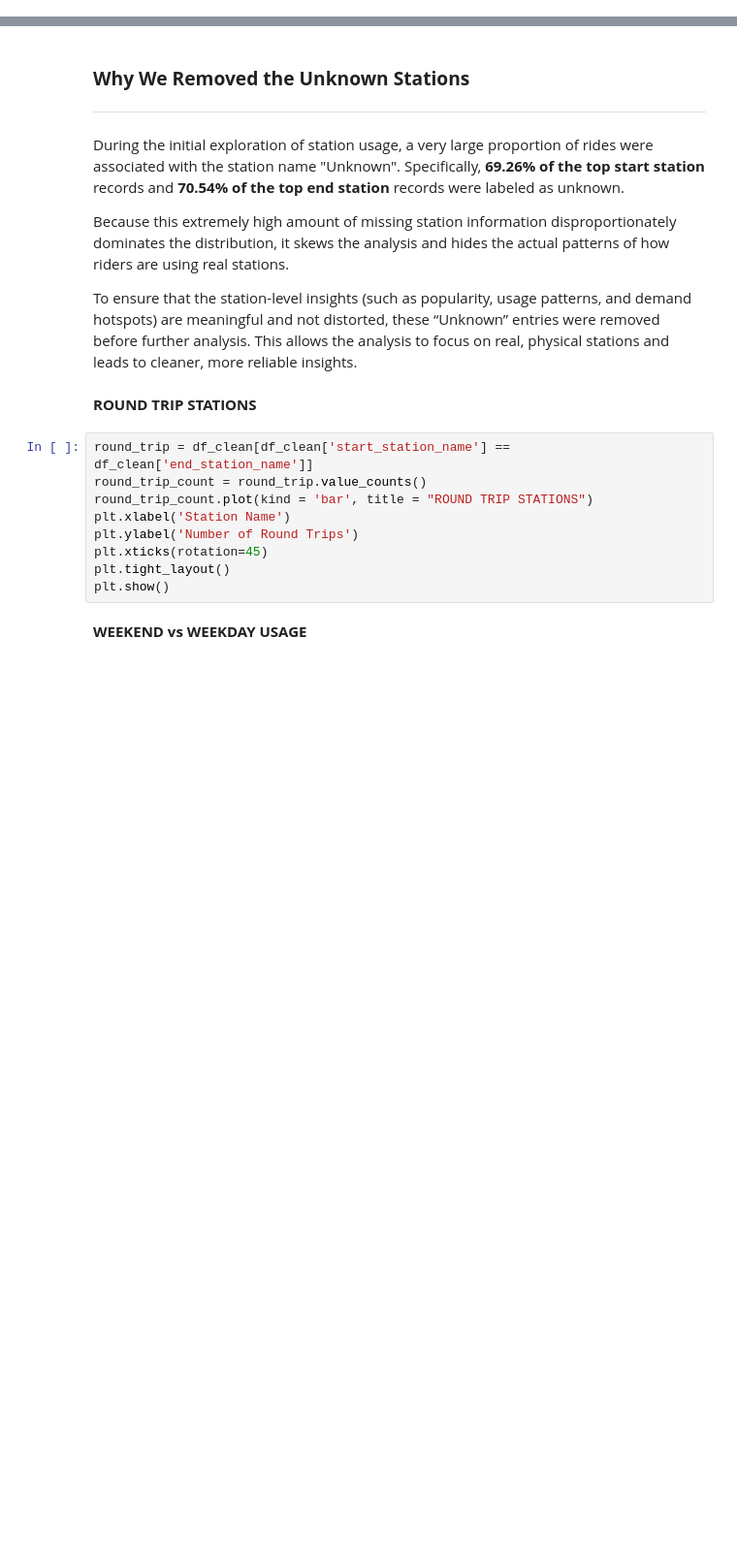
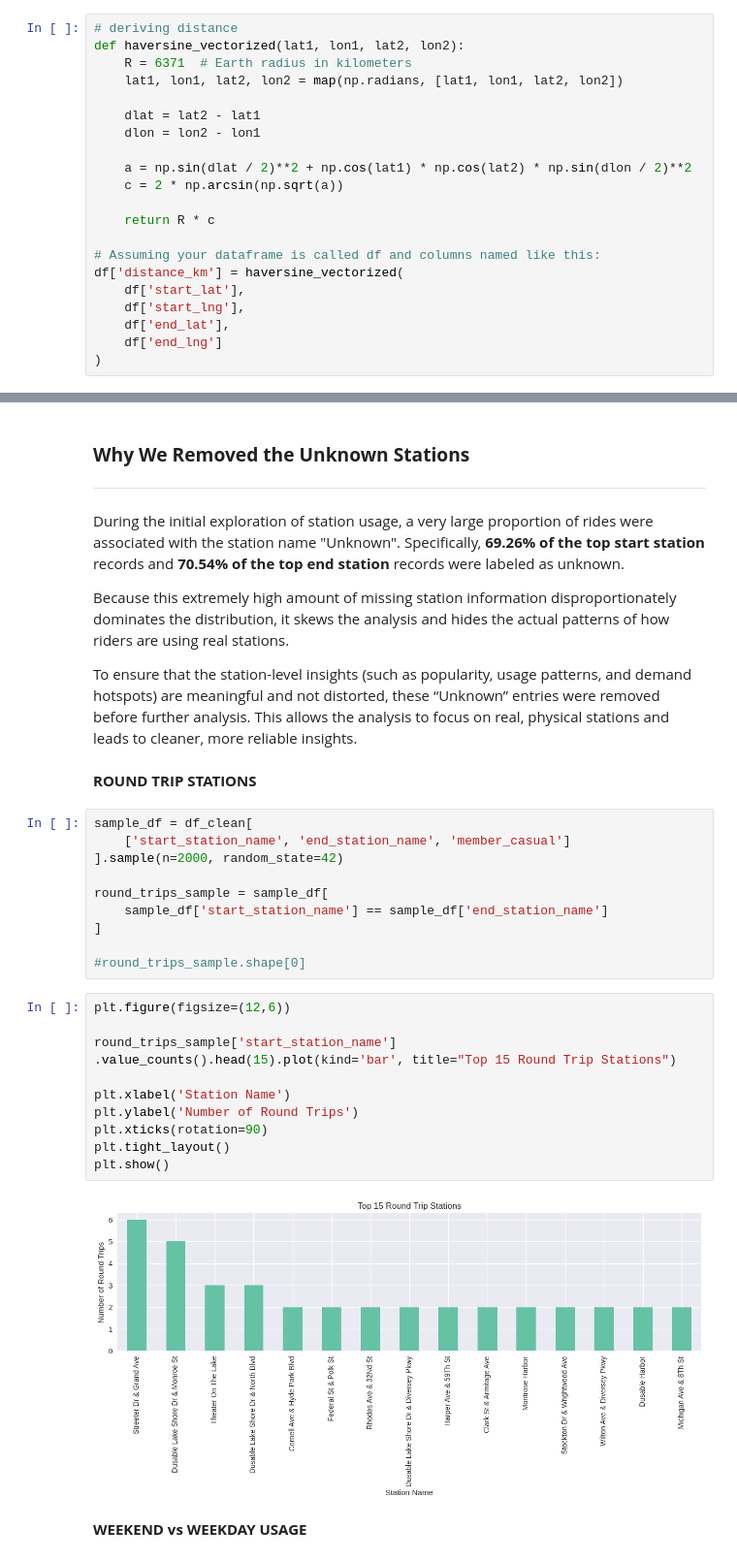
Before and after one commit to khaulaejaz/Bike-Share-Analysis, a Jupyter notebook: bike_share_eda.ipynb, the cells around one changed output, grey strips where cells are left out. Shown at 97% size. Cells and saved outputs as stored; diff of their text form; blank space fills up the shorter version.

```diff
--- a/bike_share_eda.ipynb
+++ b/bike_share_eda.ipynb
@@ -170,6 +172,27 @@ df['day_name'] = df['started_at'].dt.day_name()
 df['month_name'] = df['started_at'].dt.month_name()
 df['hour'] = df['started_at'].dt.hour
 df['is_weekend'] = df['day_name'].isin(['Saturday', 'Sunday'])
+# %%
+# deriving distance
+def haversine_vectorized(lat1, lon1, lat2, lon2):
+    R = 6371  # Earth radius in kilometers
+    lat1, lon1, lat2, lon2 = map(np.radians, [lat1, lon1, lat2, lon2])
+
+    dlat = lat2 - lat1
+    dlon = lon2 - lon1
+
+    a = np.sin(dlat / 2)**2 + np.cos(lat1) * np.cos(lat2) * np.sin(dlon / 2)**2
+    c = 2 * np.arcsin(np.sqrt(a))
+
+    return R * c
+
+# Assuming your dataframe is called df and columns named like this:
+df['distance_km'] = haversine_vectorized(
+    df['start_lat'],
+    df['start_lng'],
+    df['end_lat'],
+    df['end_lng']
+)
 # %%
 # Checking if we have ride lengths greater than 24 hours which is also invalid
 invalid_ride_lengths = df[df['ride_length'] > 24*60]
@@ -396,15 +419,28 @@ Because this extremely high amount of missing station information disproportiona
 To ensure that the station-level insights (such as popularity, usage patterns, and demand hotspots) are meaningful and not distorted, these “Unknown” entries were removed before further analysis. This allows the analysis to focus on real, physical stations and leads to cleaner, more reliable insights.
 # %% [markdown]
 **ROUND TRIP STATIONS**
+# %%
+sample_df = df_clean[
+    ['start_station_name', 'end_station_name', 'member_casual']
+].sample(n=2000, random_state=42)
+
+round_trips_sample = sample_df[
+    sample_df['start_station_name'] == sample_df['end_station_name']
+]
+
+#round_trips_sample.shape[0]
 # %%
-round_trip = df_clean[df_clean['start_station_name'] == df_clean['end_station_name']]
-round_trip_count = round_trip.value_counts()
-round_trip_count.plot(kind = 'bar', title = "ROUND TRIP STATIONS")
+plt.figure(figsize=(12,6))
+
+round_trips_sample['start_station_name'] .value_counts().head(15).plot(kind='bar', title="Top 15 Round Trip Stations")
+
 plt.xlabel('Station Name')
 plt.ylabel('Number of Round Trips')
-plt.xticks(rotation=45)
+plt.xticks(rotation=90)
 plt.tight_layout()
 plt.show()
+# %% [output]
+[figure, added]
 # %% [markdown]
 **WEEKEND vs WEEKDAY USAGE**
 # %%
```
Also changed, not shown: parts of 15 cells of this notebook.
